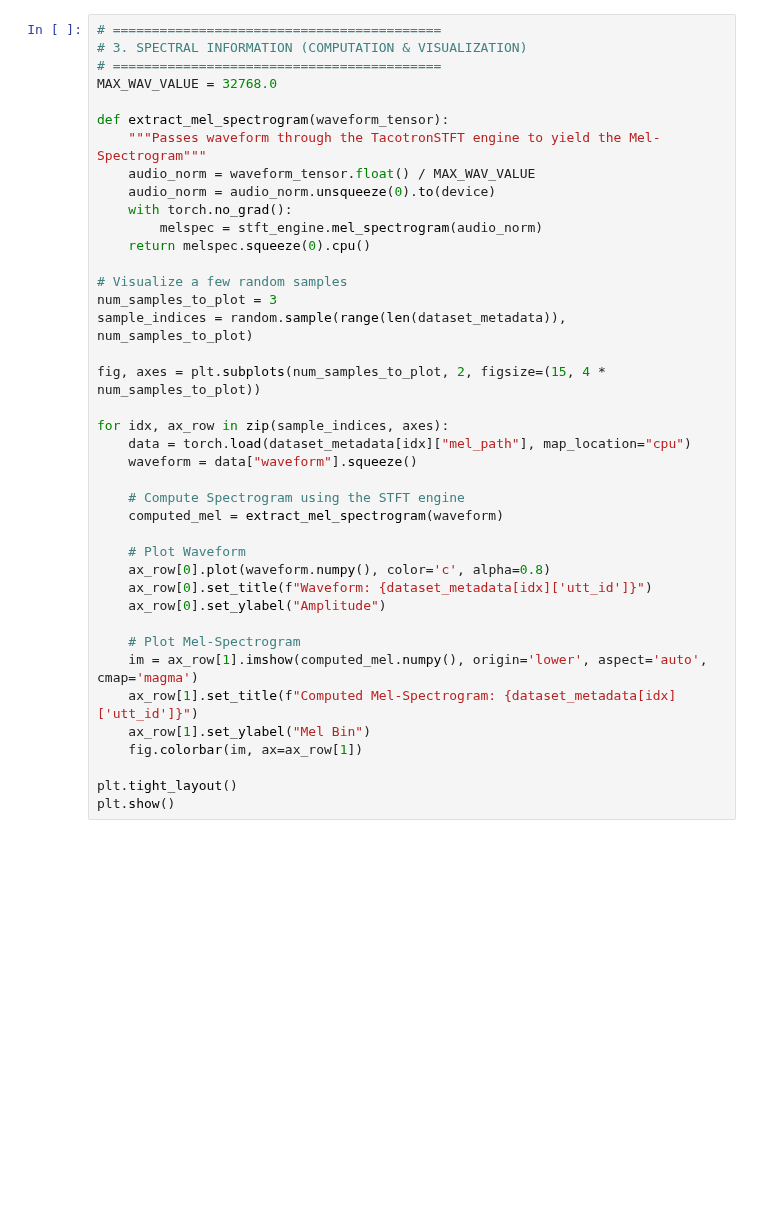
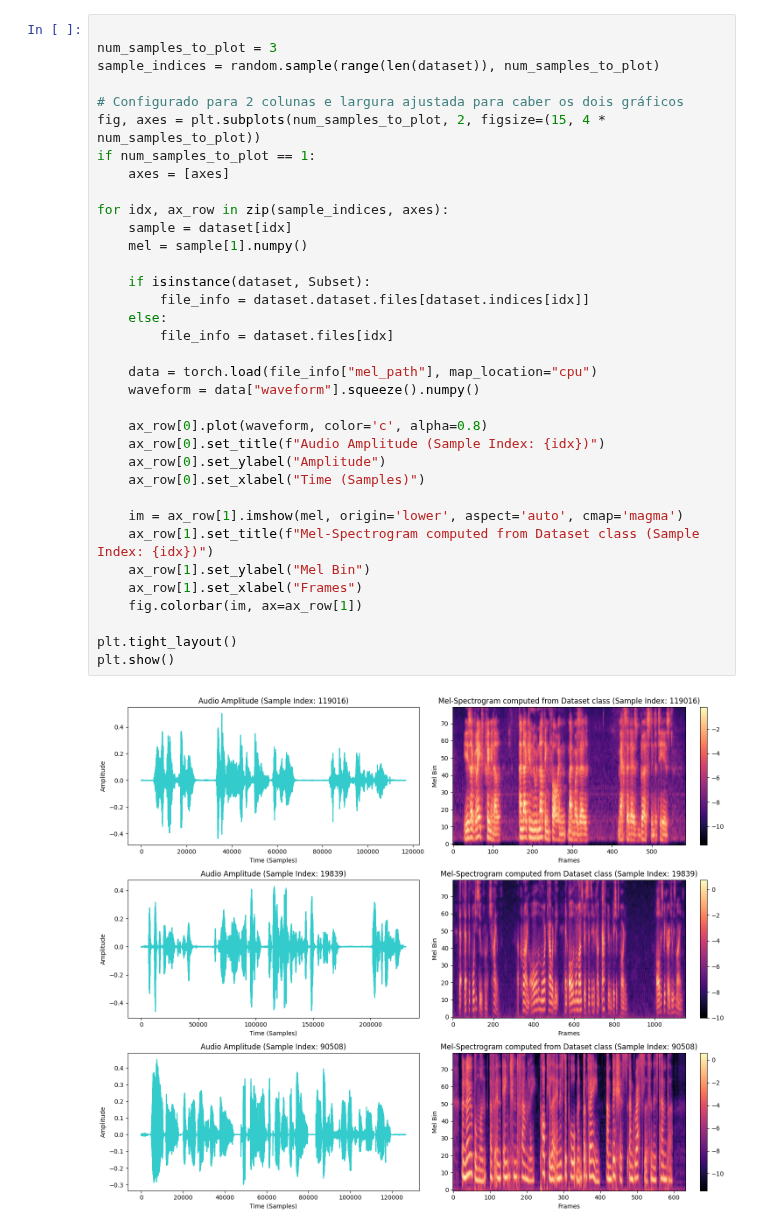
Before and after one commit to rick0110/ml2_final_project, a Jupyter notebook: notebooks/demo_spectral_analisys.ipynb, the cells around one changed output. Drawn from its saved outputs; the diff is of its cells as text; blank space fills up the shorter version.

```diff
--- a/notebooks/demo_spectral_analisys.ipynb
+++ b/notebooks/demo_spectral_analisys.ipynb
@@ -68,43 +71,40 @@ print(f"Loaded {len(dataset_metadata)} samples from {metadata_path}")
 # %%
-# ==========================================
-# 3. SPECTRAL INFORMATION (COMPUTATION & VISUALIZATION)
-# ==========================================
-MAX_WAV_VALUE = 32768.0
 
-def extract_mel_spectrogram(waveform_tensor):
-    """Passes waveform through the TacotronSTFT engine to yield the Mel-Spectrogram"""
-    audio_norm = waveform_tensor.float() / MAX_WAV_VALUE
-    audio_norm = audio_norm.unsqueeze(0).to(device)
-    with torch.no_grad():
-        melspec = stft_engine.mel_spectrogram(audio_norm)
-    return melspec.squeeze(0).cpu()
+num_samples_to_plot = 3
+sample_indices = random.sample(range(len(dataset)), num_samples_to_plot)
 
-# Visualize a few random samples
-num_samples_to_plot = 3
-sample_indices = random.sample(range(len(dataset_metadata)), num_samples_to_plot)
-
+# Configurado para 2 colunas e largura ajustada para caber os dois gráficos
 fig, axes = plt.subplots(num_samples_to_plot, 2, figsize=(15, 4 * num_samples_to_plot))
+if num_samples_to_plot == 1:
+    axes = [axes]
 
 for idx, ax_row in zip(sample_indices, axes):
-    data = torch.load(dataset_metadata[idx]["mel_path"], map_location="cpu")
-    waveform = data["waveform"].squeeze()
+    sample = dataset[idx]
+    mel = sample[1].numpy()
 
-    # Compute Spectrogram using the STFT engine
-    computed_mel = extract_mel_spectrogram(waveform)
+    if isinstance(dataset, Subset):
+        file_info = dataset.dataset.files[dataset.indices[idx]]
+    else:
+        file_info = dataset.files[idx]
 
-    # Plot Waveform
-    ax_row[0].plot(waveform.numpy(), color='c', alpha=0.8)
-    ax_row[0].set_title(f"Waveform: {dataset_metadata[idx]['utt_id']}")
+    data = torch.load(file_info["mel_path"], map_location="cpu")
+    waveform = data["waveform"].squeeze().numpy()
+
+    ax_row[0].plot(waveform, color='c', alpha=0.8)
+    ax_row[0].set_title(f"Audio Amplitude (Sample Index: {idx})")
     ax_row[0].set_ylabel("Amplitude")
+    ax_row[0].set_xlabel("Time (Samples)")
 
-    # Plot Mel-Spectrogram
-    im = ax_row[1].imshow(computed_mel.numpy(), origin='lower', aspect='auto', cmap='magma')
-    ax_row[1].set_title(f"Computed Mel-Spectrogram: {dataset_metadata[idx]['utt_id']}")
+    im = ax_row[1].imshow(mel, origin='lower', aspect='auto', cmap='magma')
+    ax_row[1].set_title(f"Mel-Spectrogram computed from Dataset class (Sample Index: {idx})")
     ax_row[1].set_ylabel("Mel Bin")
+    ax_row[1].set_xlabel("Frames")
     fig.colorbar(im, ax=ax_row[1])
 
 plt.tight_layout()
 plt.show()
+# %% [output]
+[figure, added]
 # %%
 # ==========================================
 # 4. FEATURE EXTRACTION FOR STATISTICS & CLUSTERING
```
Also changed, not shown: parts of 8 cells of this notebook, 10 other files.
